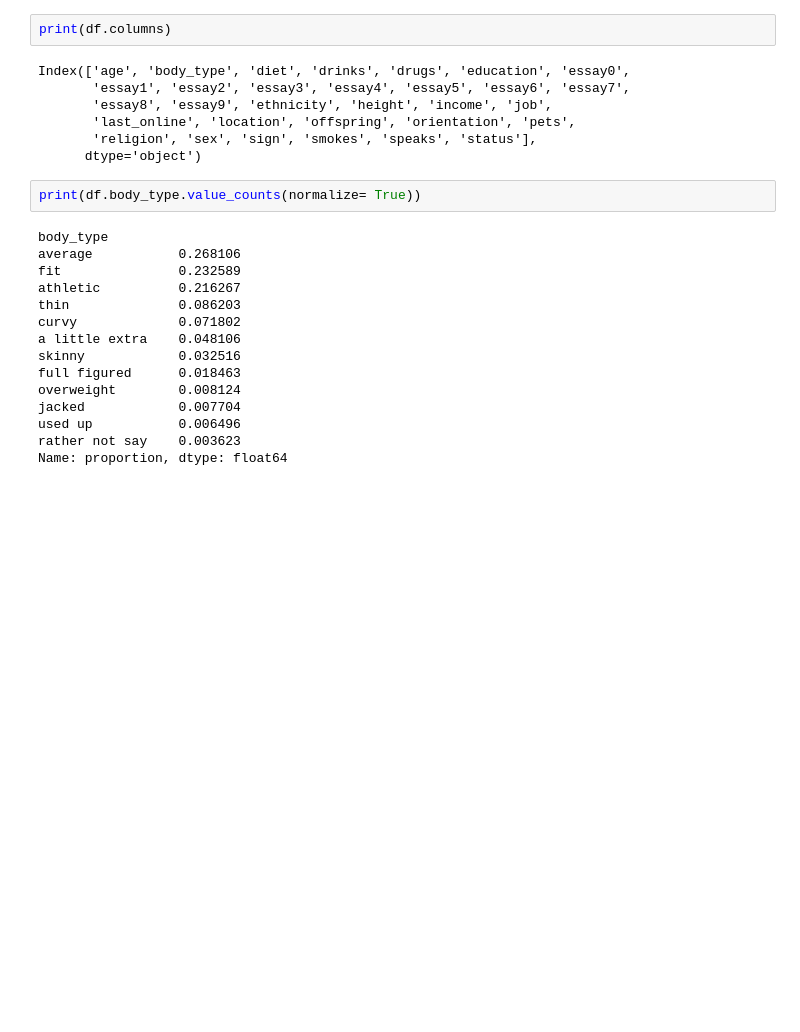
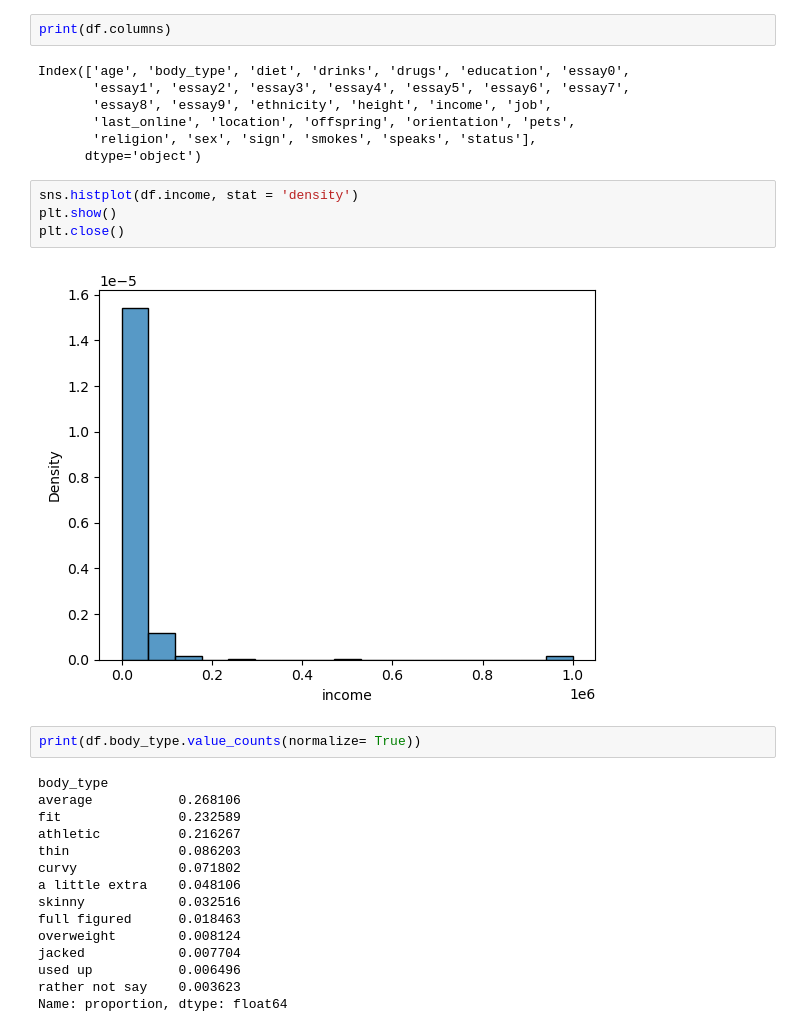
Before and after one commit to SereArmiento/Projects, a Jupyter notebook: OKCupid-Date-A-Scientist-Starter/date-a-scientist.ipynb, the cells around one changed output. Cells and saved outputs as stored; diff of their text form; blank space fills up the shorter version.

```diff
--- a/OKCupid-Date-A-Scientist-Starter/date-a-scientist.ipynb
+++ b/OKCupid-Date-A-Scientist-Starter/date-a-scientist.ipynb
@@ -33,6 +56,12 @@ Index(['age', 'body_type', 'diet', 'drinks', 'drugs', 'education', 'essay0',
        'last_online', 'location', 'offspring', 'orientation', 'pets',
        'religion', 'sex', 'sign', 'smokes', 'speaks', 'status'],
       dtype='object')
+# %%
+sns.histplot(df.income, stat = 'density')
+plt.show()
+plt.close()
+# %% [output]
+[figure, added]
 # %%
 print(df.body_type.value_counts(normalize= True))
 # %% [output]
```
Also changed, not shown: parts of 52 cells of this notebook.
